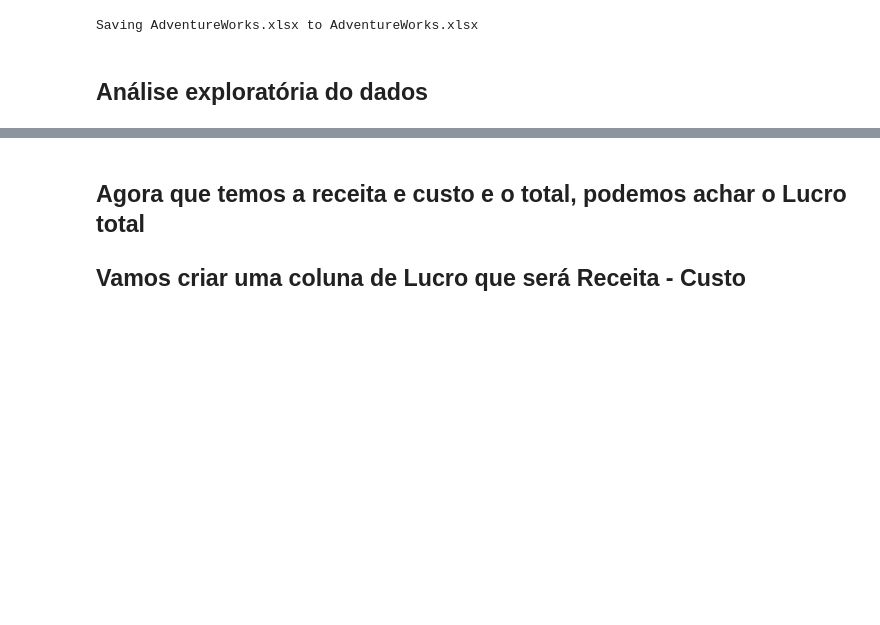
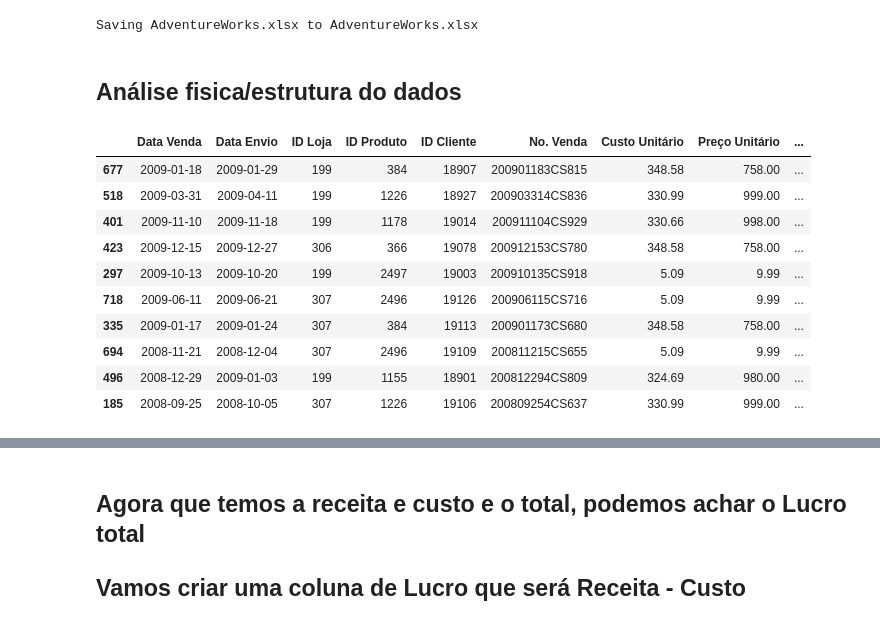
Before and after one commit to mraoni/bootcamp-unimed-ciencia-dados, a Jupyter notebook: AdventureWorks.ipynb, the cells around one changed output, grey strips where cells are left out. Saved outputs shown, nothing was run; the diff lists cells and outputs as text; code cells hidden in the pictures; blank space fills up the shorter version.

```diff
--- a/AdventureWorks.ipynb
+++ b/AdventureWorks.ipynb
@@ -15,5 +15,5 @@ arq = files.upload()
 [interactive output not drawn]
 Saving AdventureWorks.xlsx to AdventureWorks.xlsx
 # %% [markdown]
-## Análise exploratória do dados
+## Análise fisica/estrutura do dados
 # %%
@@ -21 +21,16 @@ Saving AdventureWorks.xlsx to AdventureWorks.xlsx
 df = pd.read_excel("AdventureWorks.xlsx")
+# %%
+#verificando uma amostragem dos dados
+df.sample(10)
+# %% [output]
+|  | Data Venda | Data Envio | ID Loja | ID Produto | ID Cliente | No. Venda | Custo Unitário | Preço Unitário | ... |
+| 677 | 2009-01-18 | 2009-01-29 | 199 | 384 | 18907 | 200901183CS815 | 348.58 | 758.00 | ... |
+| 518 | 2009-03-31 | 2009-04-11 | 199 | 1226 | 18927 | 200903314CS836 | 330.99 | 999.00 | ... |
+| 401 | 2009-11-10 | 2009-11-18 | 199 | 1178 | 19014 | 200911104CS929 | 330.66 | 998.00 | ... |
+| 423 | 2009-12-15 | 2009-12-27 | 306 | 366 | 19078 | 200912153CS780 | 348.58 | 758.00 | ... |
+| 297 | 2009-10-13 | 2009-10-20 | 199 | 2497 | 19003 | 200910135CS918 | 5.09 | 9.99 | ... |
+| 718 | 2009-06-11 | 2009-06-21 | 307 | 2496 | 19126 | 200906115CS716 | 5.09 | 9.99 | ... |
+| 335 | 2009-01-17 | 2009-01-24 | 307 | 384 | 19113 | 200901173CS680 | 348.58 | 758.00 | ... |
+| 694 | 2008-11-21 | 2008-12-04 | 307 | 2496 | 19109 | 200811215CS655 | 5.09 | 9.99 | ... |
+| 496 | 2008-12-29 | 2009-01-03 | 199 | 1155 | 18901 | 200812294CS809 | 324.69 | 980.00 | ... |
+| 185 | 2008-09-25 | 2008-10-05 | 307 | 1226 | 19106 | 200809254CS637 | 330.99 | 999.00 | ... |
```
Also changed, not shown: parts of 42 cells of this notebook.
